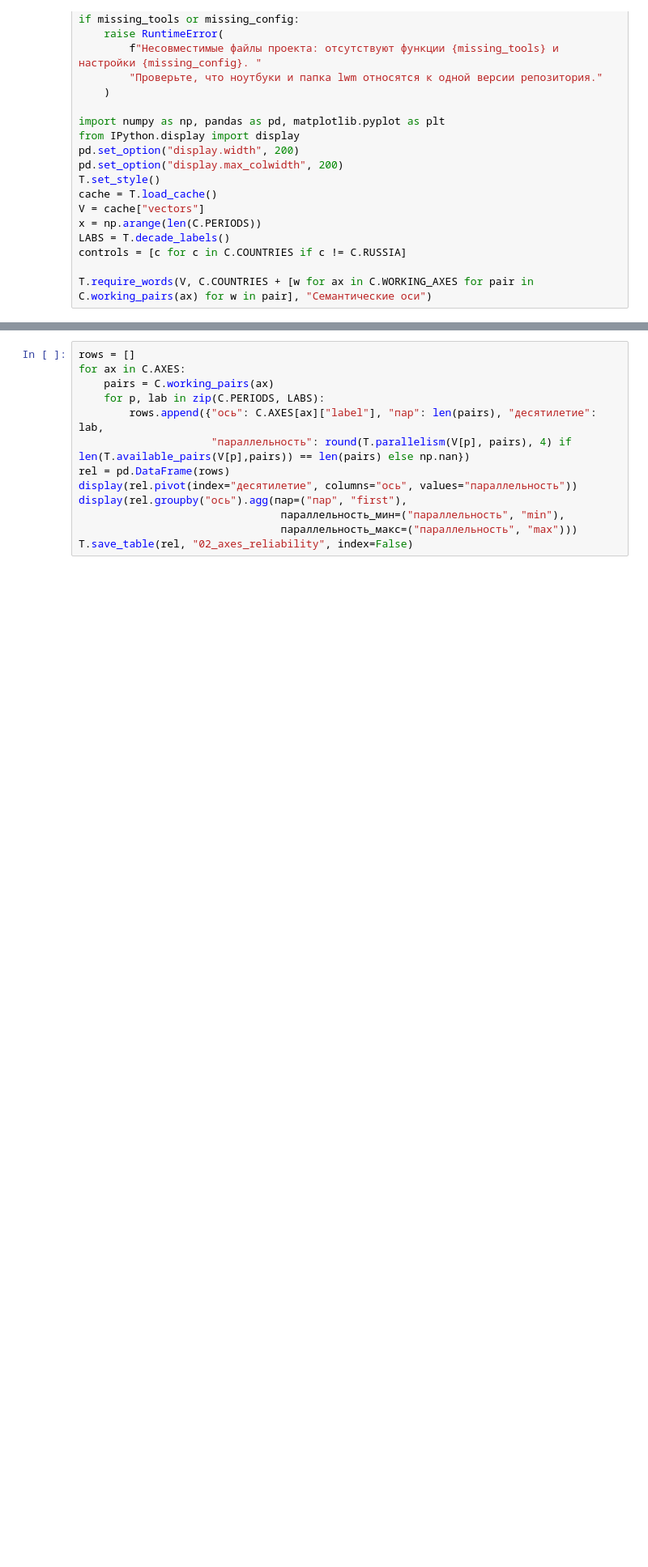
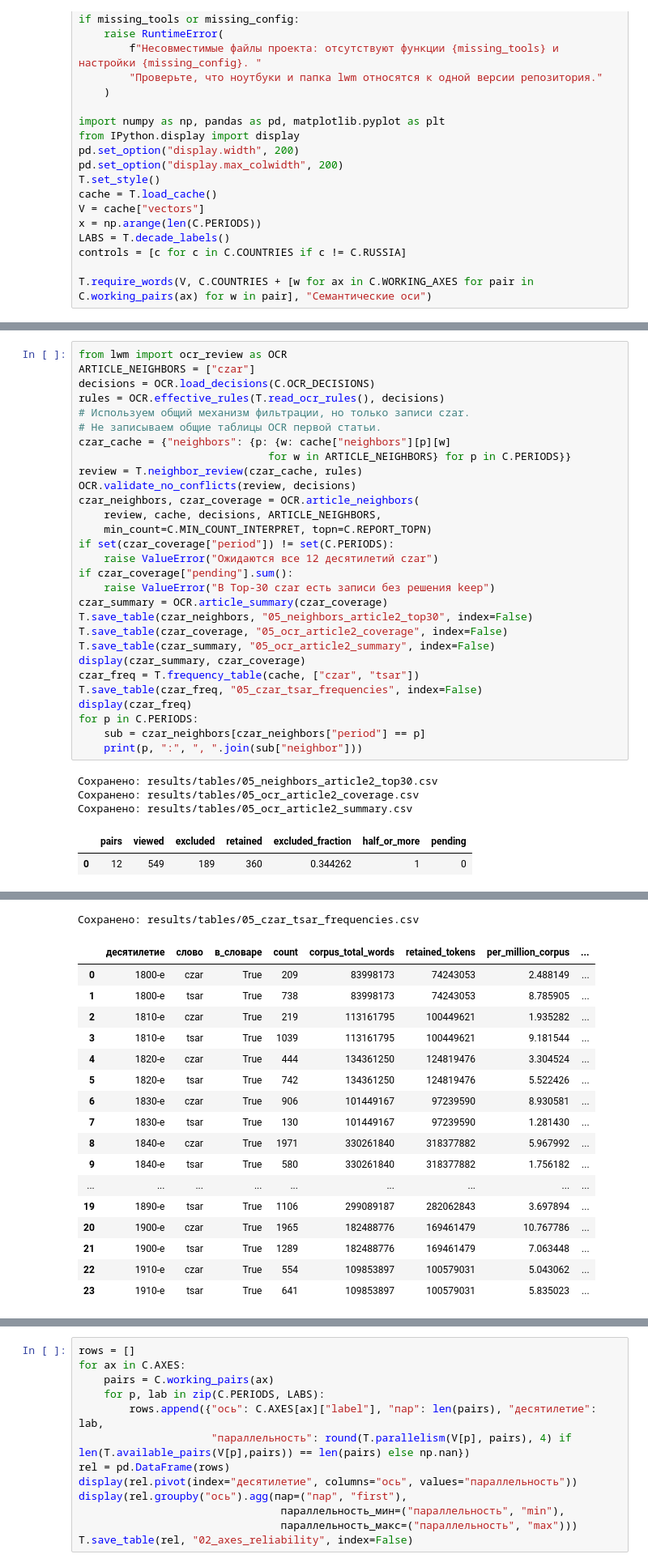
Before and after one commit to alexeyvkuznetsov/british-press-semantic-change, a Jupyter notebook: 02_russia_axes.ipynb, the cells around one changed output, grey strips where cells are left out. Shown at 81% size. Saved outputs shown, nothing was run; the diff lists cells and outputs as text; blank space fills up the shorter version.

```diff
--- a/02_russia_axes.ipynb
+++ b/02_russia_axes.ipynb
@@ -45,0 +42,35 @@ T.require_words(V, C.COUNTRIES + [w for ax in C.WORKING_AXES for pair in C.worki
+# %%
+from lwm import ocr_review as OCR
+ARTICLE_NEIGHBORS = ["czar"]
+decisions = OCR.load_decisions(C.OCR_DECISIONS)
+rules = OCR.effective_rules(T.read_ocr_rules(), decisions)
+# Используем общий механизм фильтрации, но только записи czar.
+# Не записываем общие таблицы OCR первой статьи.
+czar_cache = {"neighbors": {p: {w: cache["neighbors"][p][w]
+                              for w in ARTICLE_NEIGHBORS} for p in C.PERIODS}}
+review = T.neighbor_review(czar_cache, rules)
+OCR.validate_no_conflicts(review, decisions)
+czar_neighbors, czar_coverage = OCR.article_neighbors(
+    review, cache, decisions, ARTICLE_NEIGHBORS,
+    min_count=C.MIN_COUNT_INTERPRET, topn=C.REPORT_TOPN)
+if set(czar_coverage["period"]) != set(C.PERIODS):
+    raise ValueError("Ожидаются все 12 десятилетий czar")
+if czar_coverage["pending"].sum():
+    raise ValueError("В Top-30 czar есть записи без решения keep")
+czar_summary = OCR.article_summary(czar_coverage)
+T.save_table(czar_neighbors, "05_neighbors_article2_top30", index=False)
+T.save_table(czar_coverage, "05_ocr_article2_coverage", index=False)
+T.save_table(czar_summary, "05_ocr_article2_summary", index=False)
+display(czar_summary, czar_coverage)
+czar_freq = T.frequency_table(cache, ["czar", "tsar"])
+T.save_table(czar_freq, "05_czar_tsar_frequencies", index=False)
+display(czar_freq)
+for p in C.PERIODS:
+    sub = czar_neighbors[czar_neighbors["period"] == p]
+    print(p, ":", ", ".join(sub["neighbor"]))
+# %% [output]
+Сохранено: results/tables/05_neighbors_article2_top30.csv
+Сохранено: results/tables/05_ocr_article2_coverage.csv
+Сохранено: results/tables/05_ocr_article2_summary.csv
+|  | pairs | viewed | excluded | retained | excluded_fraction | half_or_more | pending |
+| 0 | 12 | 549 | 189 | 360 | 0.344262 | 1 | 0 |
@@ -45,0 +90,18 @@ T.require_words(V, C.COUNTRIES + [w for ax in C.WORKING_AXES for pair in C.worki
+Сохранено: results/tables/05_czar_tsar_frequencies.csv
+|  | десятилетие | слово | в_словаре | count | corpus_total_words | retained_tokens | per_million_corpus | ... |
+| 0 | 1800-е | czar | True | 209 | 83998173 | 74243053 | 2.488149 | ... |
+| 1 | 1800-е | tsar | True | 738 | 83998173 | 74243053 | 8.785905 | ... |
+| 2 | 1810-е | czar | True | 219 | 113161795 | 100449621 | 1.935282 | ... |
+| 3 | 1810-е | tsar | True | 1039 | 113161795 | 100449621 | 9.181544 | ... |
+| 4 | 1820-е | czar | True | 444 | 134361250 | 124819476 | 3.304524 | ... |
+| 5 | 1820-е | tsar | True | 742 | 134361250 | 124819476 | 5.522426 | ... |
+| 6 | 1830-е | czar | True | 906 | 101449167 | 97239590 | 8.930581 | ... |
+| 7 | 1830-е | tsar | True | 130 | 101449167 | 97239590 | 1.281430 | ... |
+| 8 | 1840-е | czar | True | 1971 | 330261840 | 318377882 | 5.967992 | ... |
+| 9 | 1840-е | tsar | True | 580 | 330261840 | 318377882 | 1.756182 | ... |
+| ... | ... | ... | ... | ... | ... | ... | ... | ... |
+| 19 | 1890-е | tsar | True | 1106 | 299089187 | 282062843 | 3.697894 | ... |
+| 20 | 1900-е | czar | True | 1965 | 182488776 | 169461479 | 10.767786 | ... |
+| 21 | 1900-е | tsar | True | 1289 | 182488776 | 169461479 | 7.063448 | ... |
+| 22 | 1910-е | czar | True | 554 | 109853897 | 100579031 | 5.043062 | ... |
+| 23 | 1910-е | tsar | True | 641 | 109853897 | 100579031 | 5.835023 | ... |
```
Also changed, not shown: parts of 30 cells of this notebook, 10 other files.
